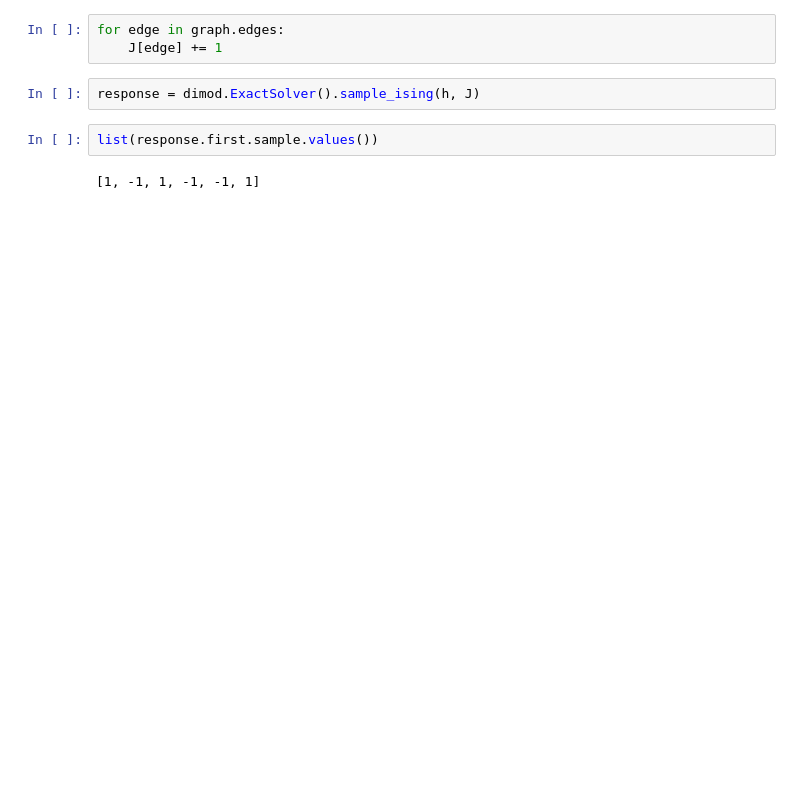
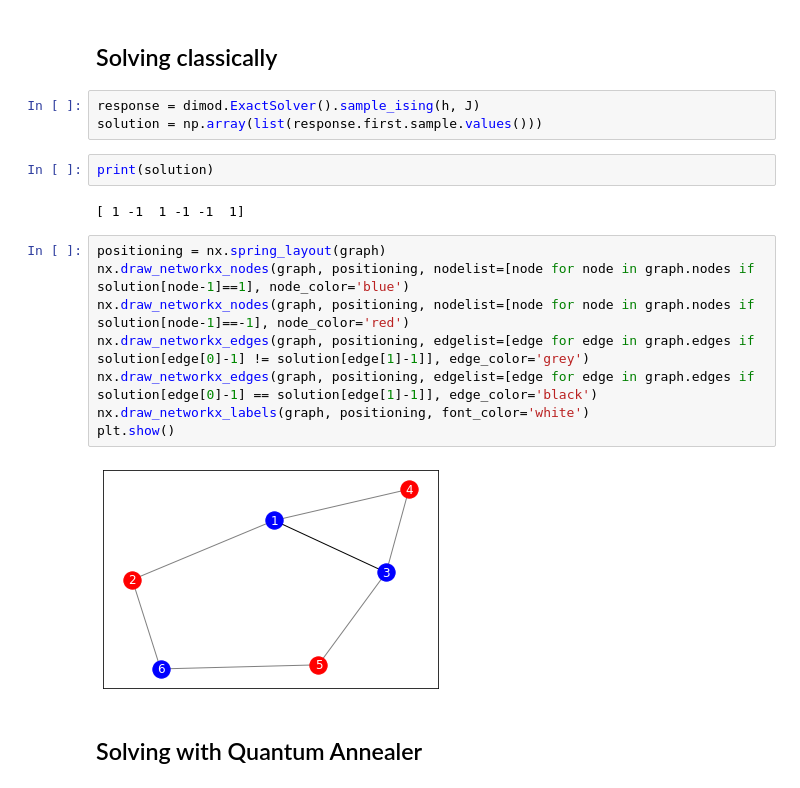
Before and after one commit to tobiaskempe/quantum-experiments, a Jupyter notebook: demo/Mid-Term Demo.ipynb, the cells around one changed output. Saved outputs shown, nothing was run; the diff lists cells and outputs as text; blank space fills up the shorter version.

```diff
--- a/demo/Mid-Term Demo.ipynb
+++ b/demo/Mid-Term Demo.ipynb
@@ -26,9 +54,21 @@ J = defaultdict(int)
-# %%
-for edge in graph.edges:
-    J[edge] += 1
+# %% [markdown]
+## Solving classically
 # %%
 response = dimod.ExactSolver().sample_ising(h, J)
+solution = np.array(list(response.first.sample.values()))
 # %%
-list(response.first.sample.values())
+print(solution)
 # %% [output]
-[1, -1, 1, -1, -1, 1]
+[ 1 -1  1 -1 -1  1]
+# %%
+positioning = nx.spring_layout(graph)
+nx.draw_networkx_nodes(graph, positioning, nodelist=[node for node in graph.nodes if solution[node-1]==1], node_color='blue')
+nx.draw_networkx_nodes(graph, positioning, nodelist=[node for node in graph.nodes if solution[node-1]==-1], node_color='red')
+nx.draw_networkx_edges(graph, positioning, edgelist=[edge for edge in graph.edges if solution[edge[0]-1] != solution[edge[1]-1]], edge_color='grey')
+nx.draw_networkx_edges(graph, positioning, edgelist=[edge for edge in graph.edges if solution[edge[0]-1] == solution[edge[1]-1]], edge_color='black')
+nx.draw_networkx_labels(graph, positioning, font_color='white')
+plt.show()
+# %% [output]
+[figure, added]
+# %% [markdown]
+## Solving with Quantum Annealer
```
Also changed, not shown: parts of 19 cells of this notebook, 2 other files.
